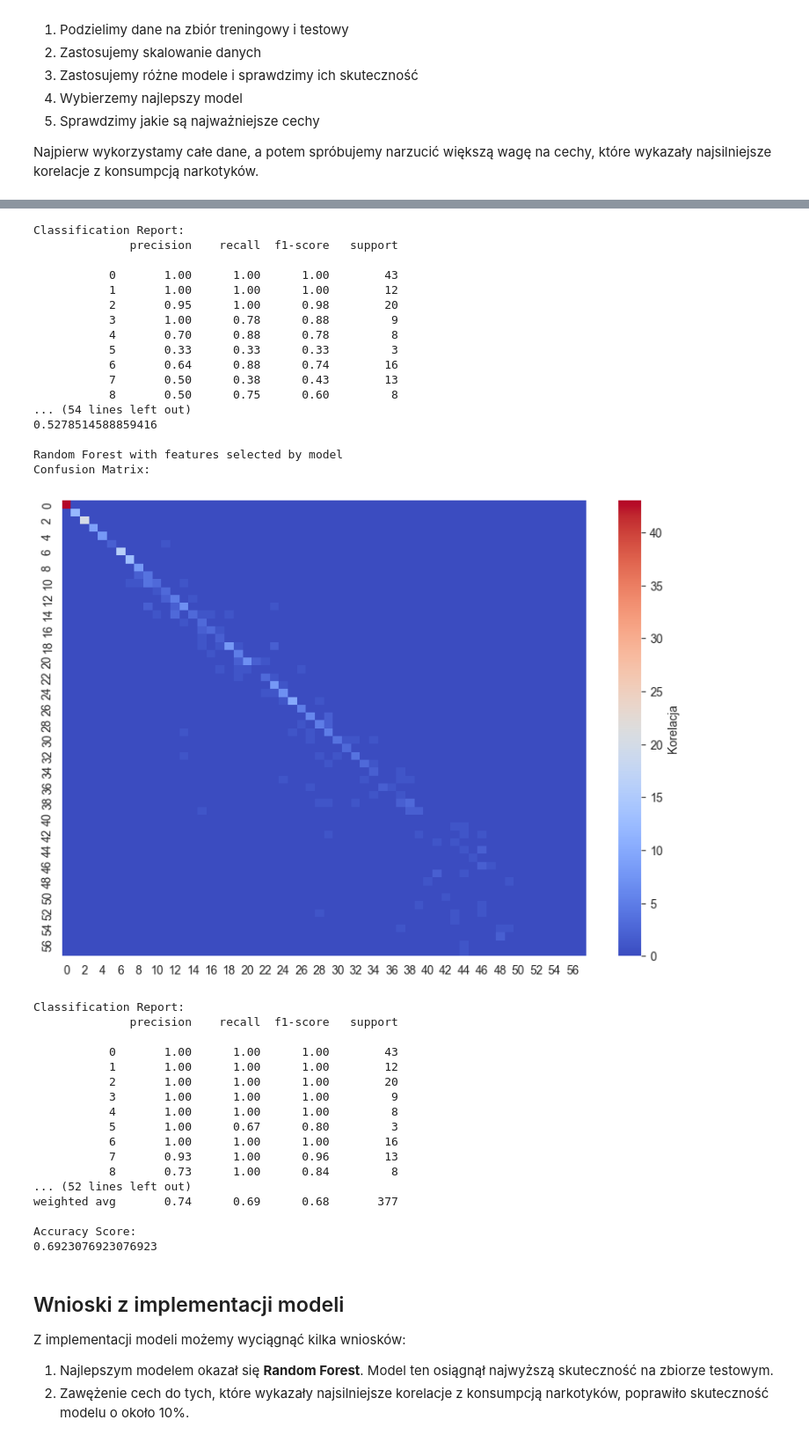
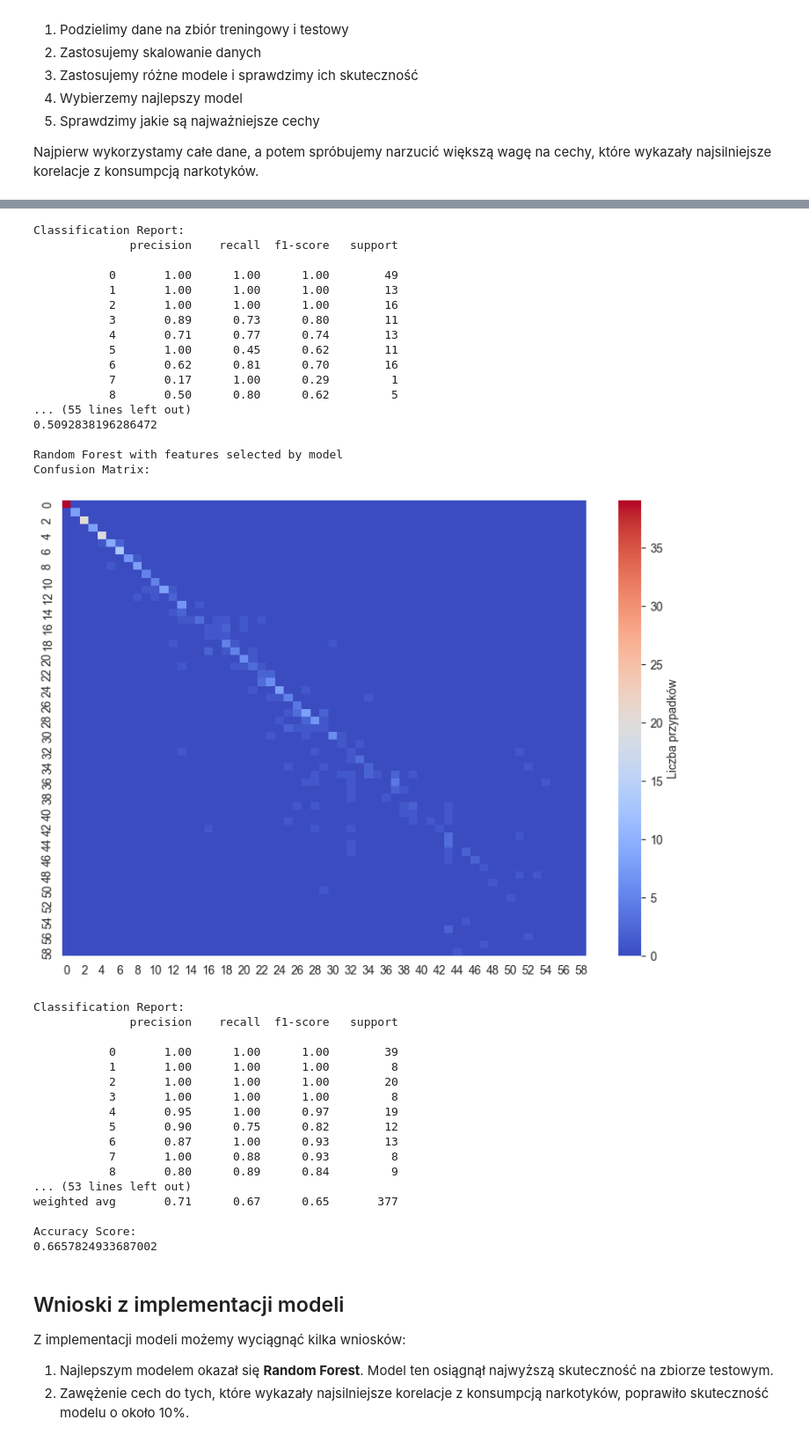
Before and after one commit to olekgolus11/DrugConsumptionAnalysis, a Jupyter notebook: drug_consumption.ipynb, the cells around one changed output, grey strips where cells are left out. Shown at 88% size. Saved outputs shown, nothing was run; the diff lists cells and outputs as text; code cells hidden in the pictures.

```diff
--- a/drug_consumption.ipynb
+++ b/drug_consumption.ipynb
@@ -343,7 +343,7 @@ from sklearn.feature_selection import SelectFromModel
 def split_data(data, test_size=0.2):
     X = data.drop(columns=consumption_data_columns)
     y = create_drug_consumption_column(data)
-    return train_test_split(X, y, test_size=test_size, random_state=42)
+    return train_test_split(X, y, test_size=test_size)
 
 def scale_data(X_train, X_test):
     scaler = StandardScaler()
@@ -377,7 +377,7 @@ def select_features(model, X_train, y_train, X_test):
 
 def show_confusion_matrix_as_plot(y_test, y_pred):
     plt.figure(figsize=(10, 7))
-    sns.heatmap(confusion_matrix(y_test, y_pred),  cmap='coolwarm', fmt=".2f", annot=True, cbar_kws={'label': 'Liczba przypadków'})
+    sns.heatmap(confusion_matrix(y_test, y_pred),  cmap='coolwarm', fmt=".2f", cbar_kws={'label': 'Liczba przypadków'})
     plt.show()
 
 def implement_models(data):
@@ -431,38 +431,38 @@ Confusion Matrix:
 Classification Report:
               precision    recall  f1-score   support
 
-           0       1.00      1.00      1.00        43
-           1       1.00      1.00      1.00        12
-           2       0.95      1.00      0.98        20
-           3       1.00      0.78      0.88         9
-           4       0.70      0.88      0.78         8
-           5       0.33      0.33      0.33         3
-           6       0.64      0.88      0.74        16
-           7       0.50      0.38      0.43        13
-           8       0.50      0.75      0.60         8
-... (54 lines left out)
-0.5278514588859416
+           0       1.00      1.00      1.00        49
+           1       1.00      1.00      1.00        13
+           2       1.00      1.00      1.00        16
+           3       0.89      0.73      0.80        11
+           4       0.71      0.77      0.74        13
+           5       1.00      0.45      0.62        11
+           6       0.62      0.81      0.70        16
+           7       0.17      1.00      0.29         1
+           8       0.50      0.80      0.62         5
+... (55 lines left out)
+0.5092838196286472
 
 Random Forest with features selected by model
 Confusion Matrix:
-[figure, old version]
+[figure, new version]
 Classification Report:
               precision    recall  f1-score   support
 
-           0       1.00      1.00      1.00        43
-           1       1.00      1.00      1.00        12
+           0       1.00      1.00      1.00        39
+           1       1.00      1.00      1.00         8
            2       1.00      1.00      1.00        20
-           3       1.00      1.00      1.00         9
-           4       1.00      1.00      1.00         8
-           5       1.00      0.67      0.80         3
-           6       1.00      1.00      1.00        16
-           7       0.93      1.00      0.96        13
-           8       0.73      1.00      0.84         8
-... (52 lines left out)
-weighted avg       0.74      0.69      0.68       377
+           3       1.00      1.00      1.00         8
+           4       0.95      1.00      0.97        19
+           5       0.90      0.75      0.82        12
+           6       0.87      1.00      0.93        13
+           7       1.00      0.88      0.93         8
+           8       0.80      0.89      0.84         9
+... (53 lines left out)
+weighted avg       0.71      0.67      0.65       377
 
 Accuracy Score:
-0.6923076923076923
+0.6657824933687002
 # %% [markdown]
 
 ## Wnioski z implementacji modeli
```
Also changed, not shown: parts of 1 cell of this notebook.
